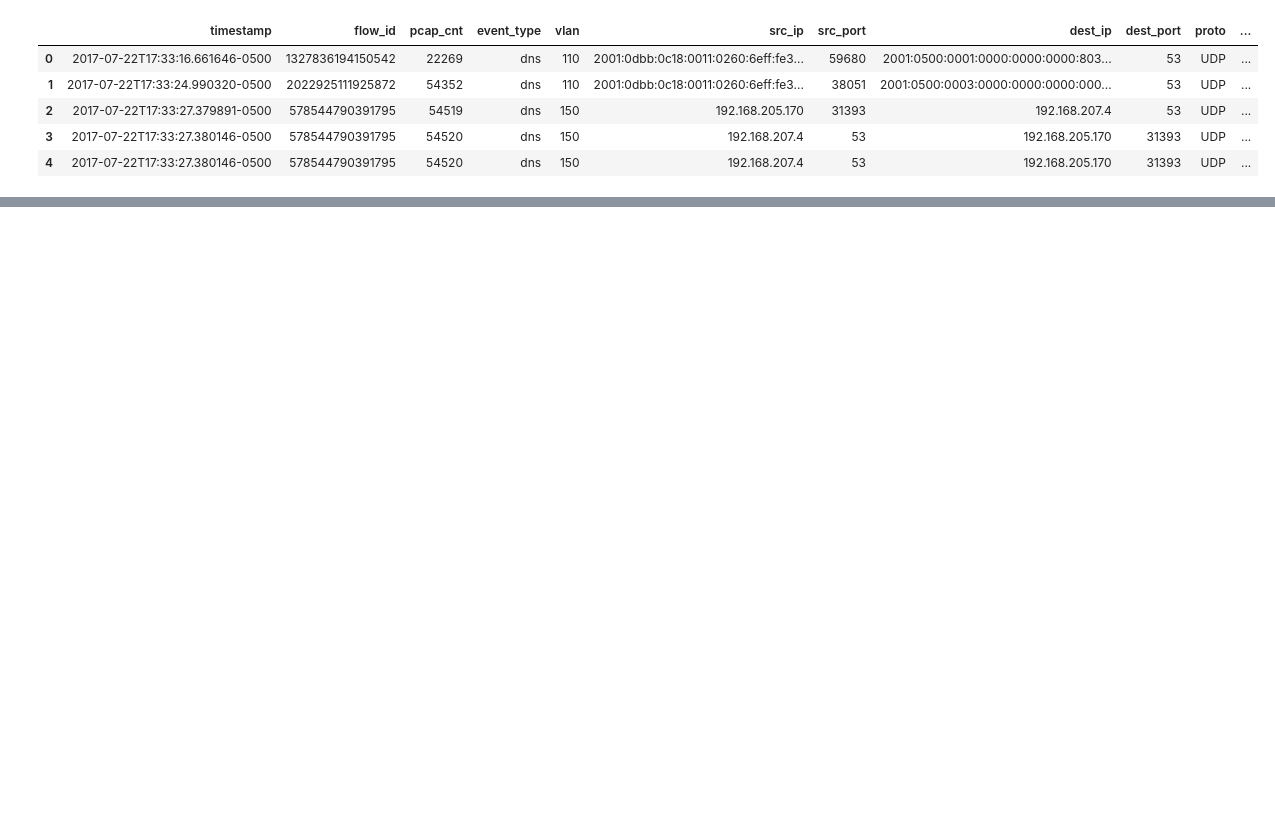
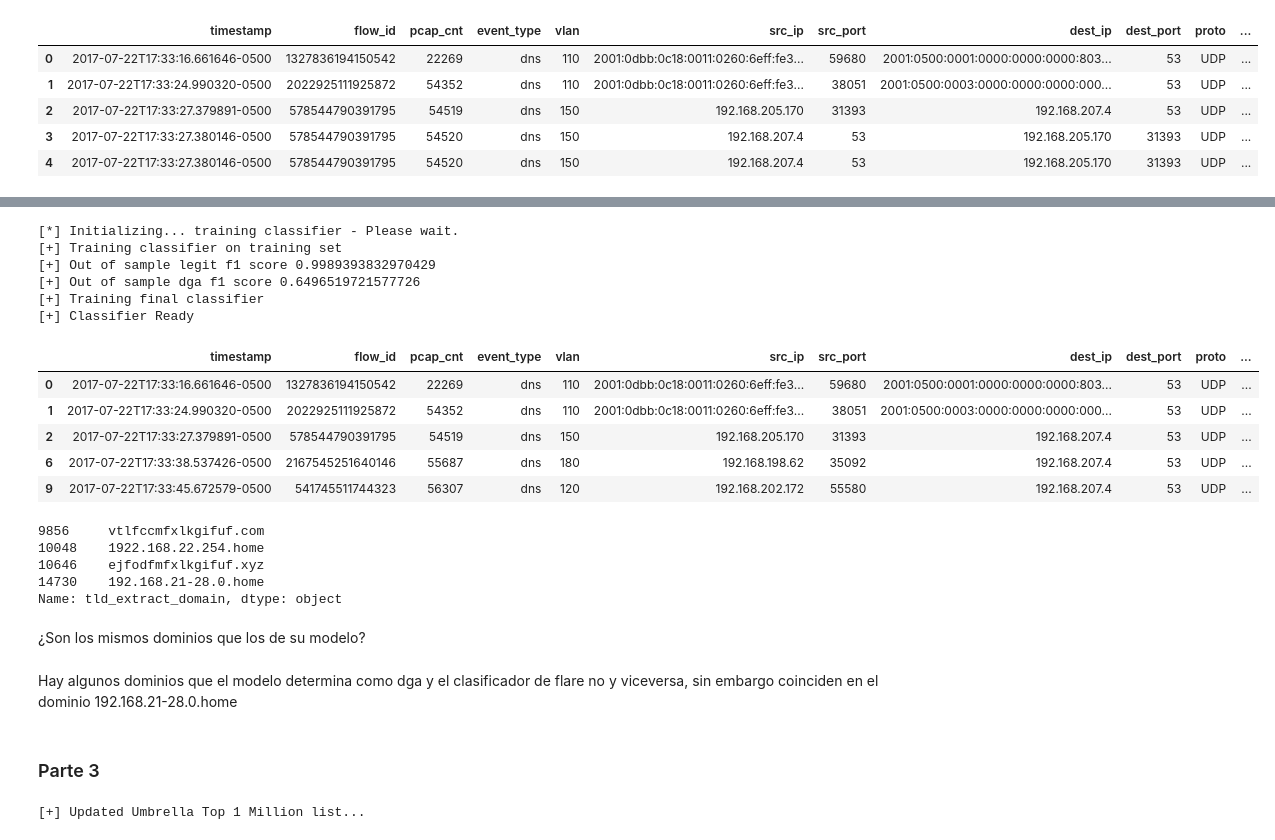
Before and after one commit to dianaxime/SDS-Lab6, a Jupyter notebook: Lab6.ipynb, the cells around one changed output, grey strips where cells are left out. Drawn from its saved outputs; the diff is of its cells as text; code cells hidden in the pictures; blank space fills up the shorter version.

```diff
--- a/Lab6.ipynb
+++ b/Lab6.ipynb
@@ -62,0 +171,38 @@ df.tail()
+# %%
+dga_c = dga_classifier()
+# %% [output]
+[*] Initializing... training classifier - Please wait.
+[+] Training classifier on training set
+[+] Out of sample legit f1 score 0.9989393832970429
+[+] Out of sample dga f1 score 0.6496519721577726
+[+] Training final classifier
+[+] Classifier Ready
+# %%
+unique_domains['is_legit'] = unique_domains['tld_extract_domain'].apply(dga_c.predict)
+# %%
+unique_domains.head()
+# %% [output]
+|  | timestamp | flow_id | pcap_cnt | event_type | vlan | src_ip | src_port | dest_ip | dest_port | proto | ... |
+| 0 | 2017-07-22T17:33:16.661646-0500 | 1327836194150542 | 22269 | dns | 110 | 2001:0dbb:0c18:0011:0260:6eff:fe3... | 59680 | 2001:0500:0001:0000:0000:0000:803... | 53 | UDP | ... |
+| 1 | 2017-07-22T17:33:24.990320-0500 | 2022925111925872 | 54352 | dns | 110 | 2001:0dbb:0c18:0011:0260:6eff:fe3... | 38051 | 2001:0500:0003:0000:0000:0000:000... | 53 | UDP | ... |
+| 2 | 2017-07-22T17:33:27.379891-0500 | 578544790391795 | 54519 | dns | 150 | 192.168.205.170 | 31393 | 192.168.207.4 | 53 | UDP | ... |
+| 6 | 2017-07-22T17:33:38.537426-0500 | 2167545251640146 | 55687 | dns | 180 | 192.168.198.62 | 35092 | 192.168.207.4 | 53 | UDP | ... |
+| 9 | 2017-07-22T17:33:45.672579-0500 | 541745511744323 | 56307 | dns | 120 | 192.168.202.172 | 55580 | 192.168.207.4 | 53 | UDP | ... |
+# %%
+unique_domains[unique_domains['is_legit'] == 'dga']['tld_extract_domain']
+# %% [output]
+9856     vtlfccmfxlkgifuf.com
+10048    1922.168.22.254.home
+10646    ejfodfmfxlkgifuf.xyz
+14730    192.168.21-28.0.home
+Name: tld_extract_domain, dtype: object
+# %% [markdown]
+¿Son los mismos dominios que los de su modelo?
+# %% [markdown]
+Hay algunos dominios que el modelo determina como dga y el clasificador de flare no y viceversa, sin embargo coinciden en el dominio 192.168.21-28.0.home
+# %% [markdown]
+### Parte 3
+# %%
+umbrellaCisco = Umbrella(limit = 1000000)
+# %% [output]
+[+] Updated Umbrella Top 1 Million list...
```
Also changed, not shown: parts of 38 cells of this notebook, 1 other file.
